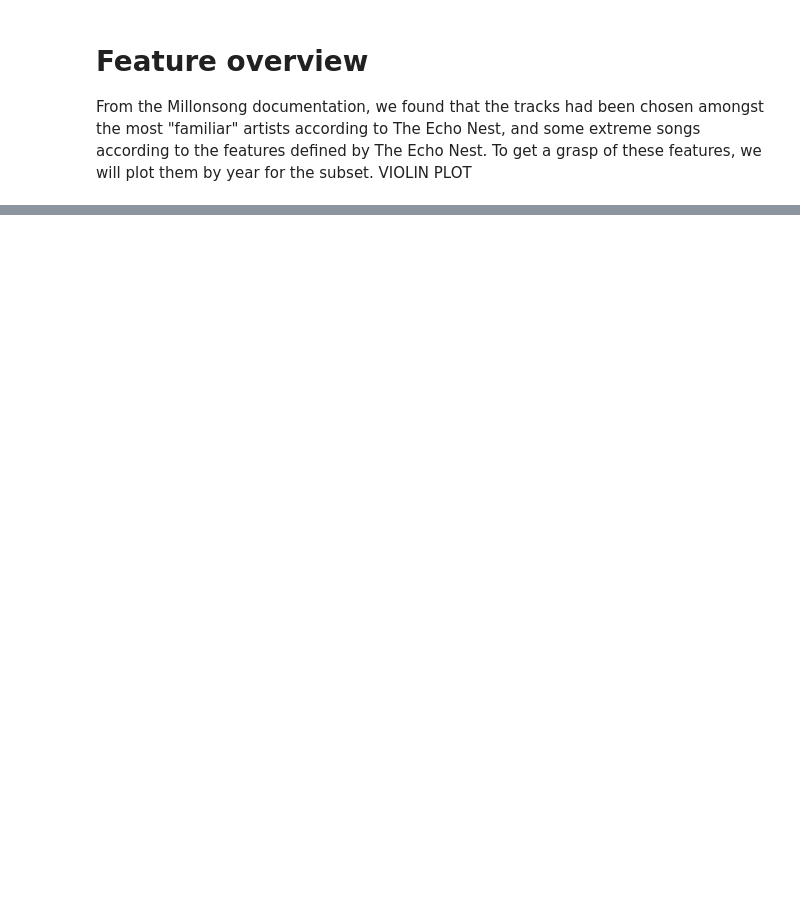
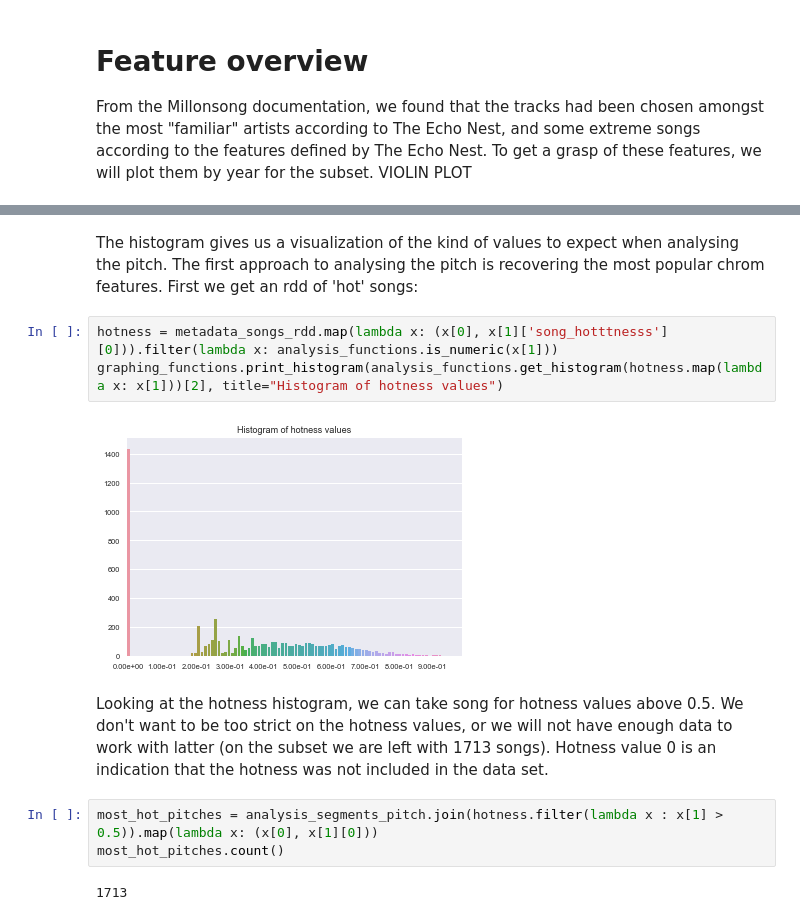
Before and after one commit to Polymere/ADA_Group, a Jupyter notebook: project/Milestone2.ipynb, the cells around one changed output, grey strips where cells are left out. Drawn from its saved outputs; the diff is of its cells as text; blank space fills up the shorter version.

```diff
--- a/project/Milestone2.ipynb
+++ b/project/Milestone2.ipynb
@@ -100,0 +111,14 @@ def plot_feature_by_year(data_feature,name_feature):
+# %% [markdown]
+The histogram gives us a visualization of the kind of values to expect when analysing the pitch. The first approach to analysing the pitch is recovering the most popular chrom features. First we get an rdd of 'hot' songs:
+# %%
+hotness = metadata_songs_rdd.map(lambda x: (x[0], x[1]['song_hotttnesss'][0])).filter(lambda x: analysis_functions.is_numeric(x[1]))
+graphing_functions.print_histogram(analysis_functions.get_histogram(hotness.map(lambda x: x[1]))[2], title="Histogram of hotness values")
+# %% [output]
+[figure, added]
+# %% [markdown]
+Looking at the hotness histogram, we can take song for hotness values above 0.5. We don't want to be too strict on the hotness values, or we will not have enough data to work with latter (on the subset we are left with 1713 songs). Hotness value 0 is an indication that the hotness was not included in the data set.
+# %%
+most_hot_pitches = analysis_segments_pitch.join(hotness.filter(lambda x : x[1] > 0.5)).map(lambda x: (x[0], x[1][0]))
+most_hot_pitches.count()
+# %% [output]
+1713
```
Also changed, not shown: parts of 21 cells of this notebook, 2 other files.
